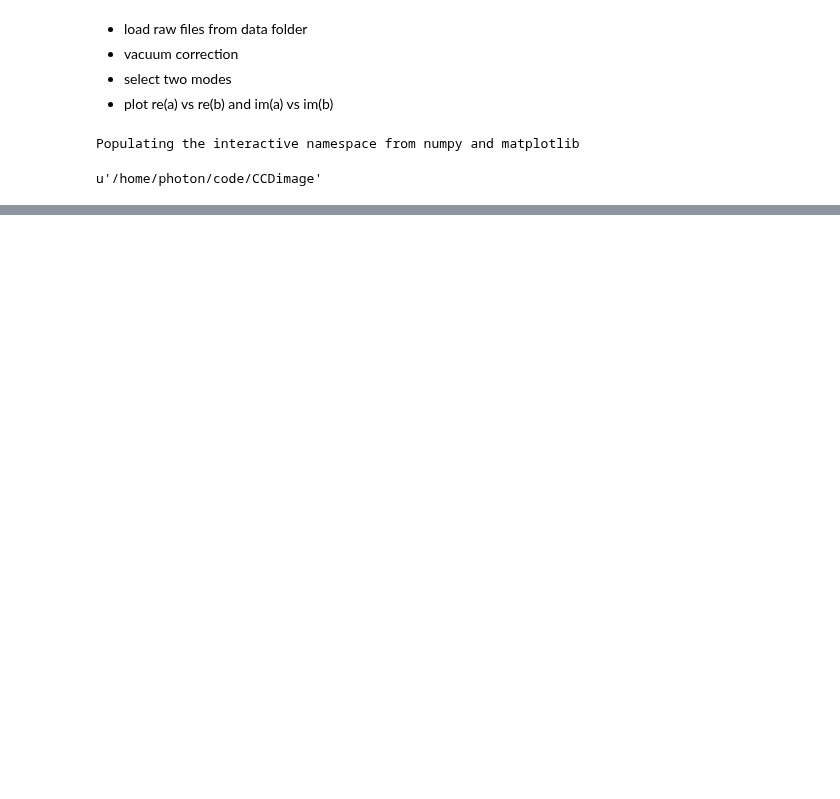
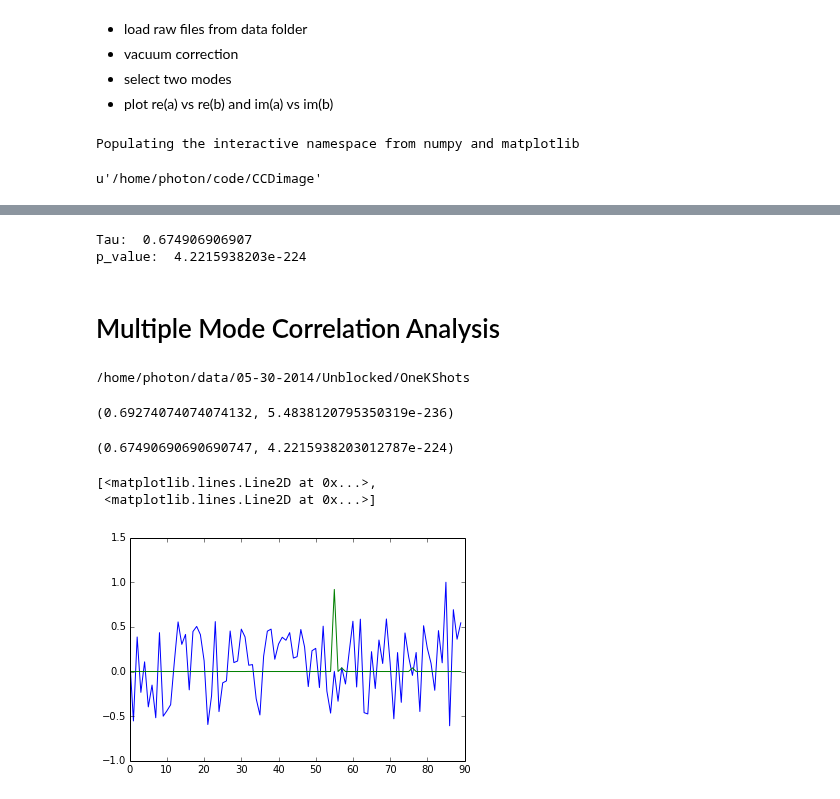
Before and after one commit to DawesLab/CCDimage, a Jupyter notebook: Two Mode Analysis.ipynb, the cells around one changed output, grey strips where cells are left out. Drawn from its saved outputs; the diff is of its cells as text; code cells hidden in the pictures; blank space fills up the shorter version.

```diff
--- a/Two Mode Analysis.ipynb
+++ b/Two Mode Analysis.ipynb
@@ -71,0 +106,12 @@ savefig(filename_root + "_modes_" + str(modeA) + "_" + str(modeB) + "_imag.png")
+# %%
+print "Tau: ", Tau
+print "p_value: ", p_value
+# %% [output]
+Tau:  0.674906906907
+p_value:  4.2215938203e-224
+# %% [markdown]
+# Multiple Mode Correlation Analysis
+# %%
+cd '/home/photon/data/05-30-2014/Unblocked/OneKShots/'
+# %% [output]
+/home/photon/data/05-30-2014/Unblocked/OneKShots
@@ -71,0 +120,46 @@ savefig(filename_root + "_modes_" + str(modeA) + "_" + str(modeB) + "_imag.png")
+# %%
+vacFFT = np.average(vacuum_raw,axis=(1,2))
+# %%
+filename_root = "14-02-07_raw"
+data = np.load(filename_root + ".npy")
+# %%
+VacCorrected = data - vacFFT.reshape(400,1,1)
+# %%
+modeA = 85
+outputA = VacCorrected[modeA,:,:].flatten()  # Choose the mode to analyze
+y_real = np.real(outputA)
+y_imag = np.imag(outputA)
+x_real = []
+x_imag = []
+mode_real = []
+mode_imag = []
+output_real = []
+output_imag = []
+Tau_real = []
+Tau_imag = []
+
+for i in range(0, 90):
+    mode_real.append(i)
+    output_real.append(VacCorrected[mode_real[i],:,:].flatten())  # Choose the mode to analyze
+    x_real.append(np.real(output_real[i]))
+    Tau_real.append(sp.kendalltau(x_real[i], y_real))
+
+for i in range(0, 90):
+    mode_imag.append(i)
+    output_imag.append(VacCorrected[mode_imag[i],:,:].flatten())  # Choose the mode to analyze
+    x_imag.append(np.imag(output_imag[i]))
+    Tau_imag.append(sp.kendalltau(x_imag[i], y_imag))
+# %%
+Tau_real[87]
+# %% [output]
+(0.69274074074074132, 5.4838120795350319e-236)
+# %%
+Tau_imag[87]
+# %% [output]
+(0.67490690690690747, 4.2215938203012787e-224)
+# %%
+plot(mode_real, Tau_real)
+# %% [output]
+[<matplotlib.lines.Line2D at 0x...>,
+ <matplotlib.lines.Line2D at 0x...>]
+[figure, added]
```
Also changed, not shown: parts of 14 cells of this notebook.
